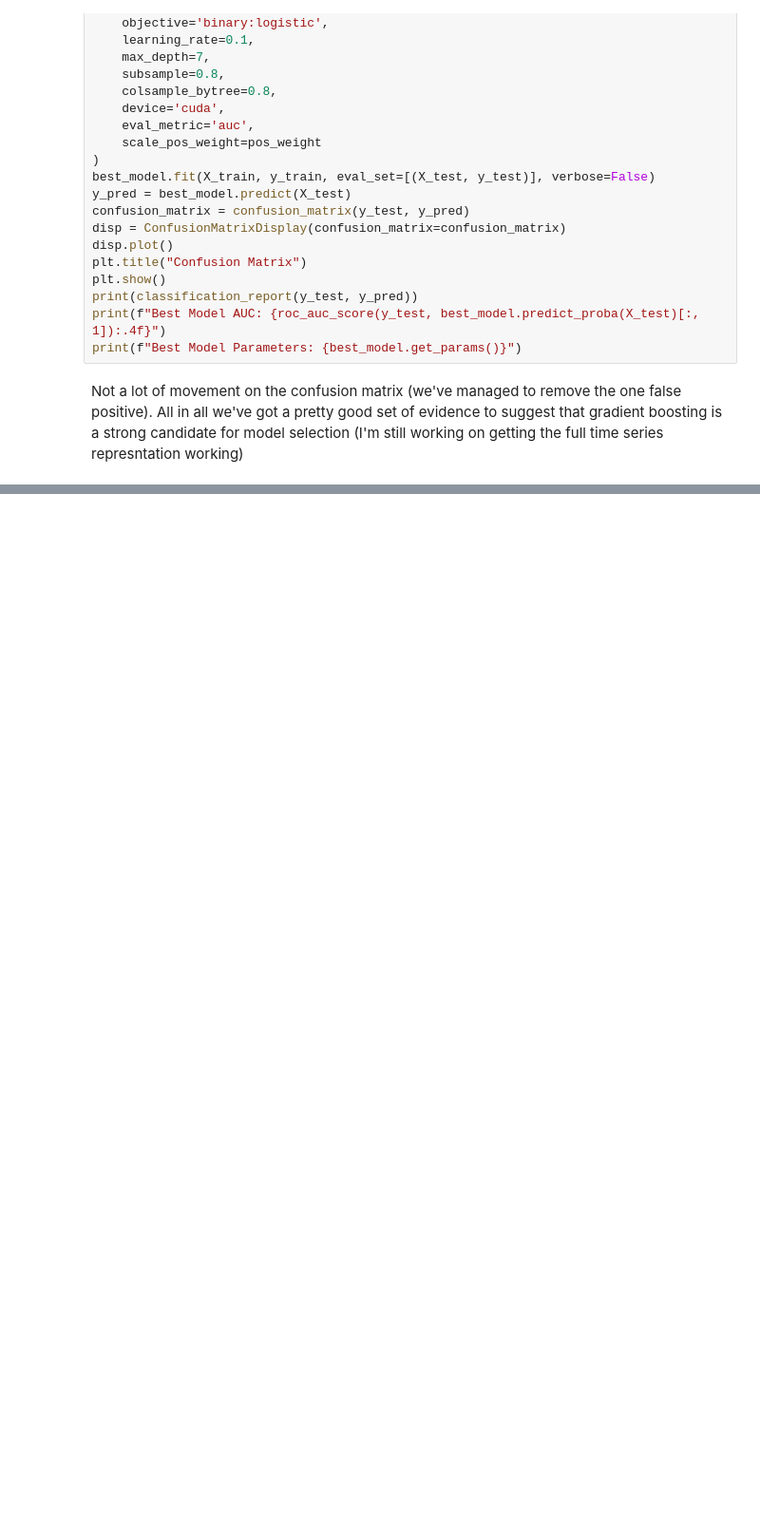
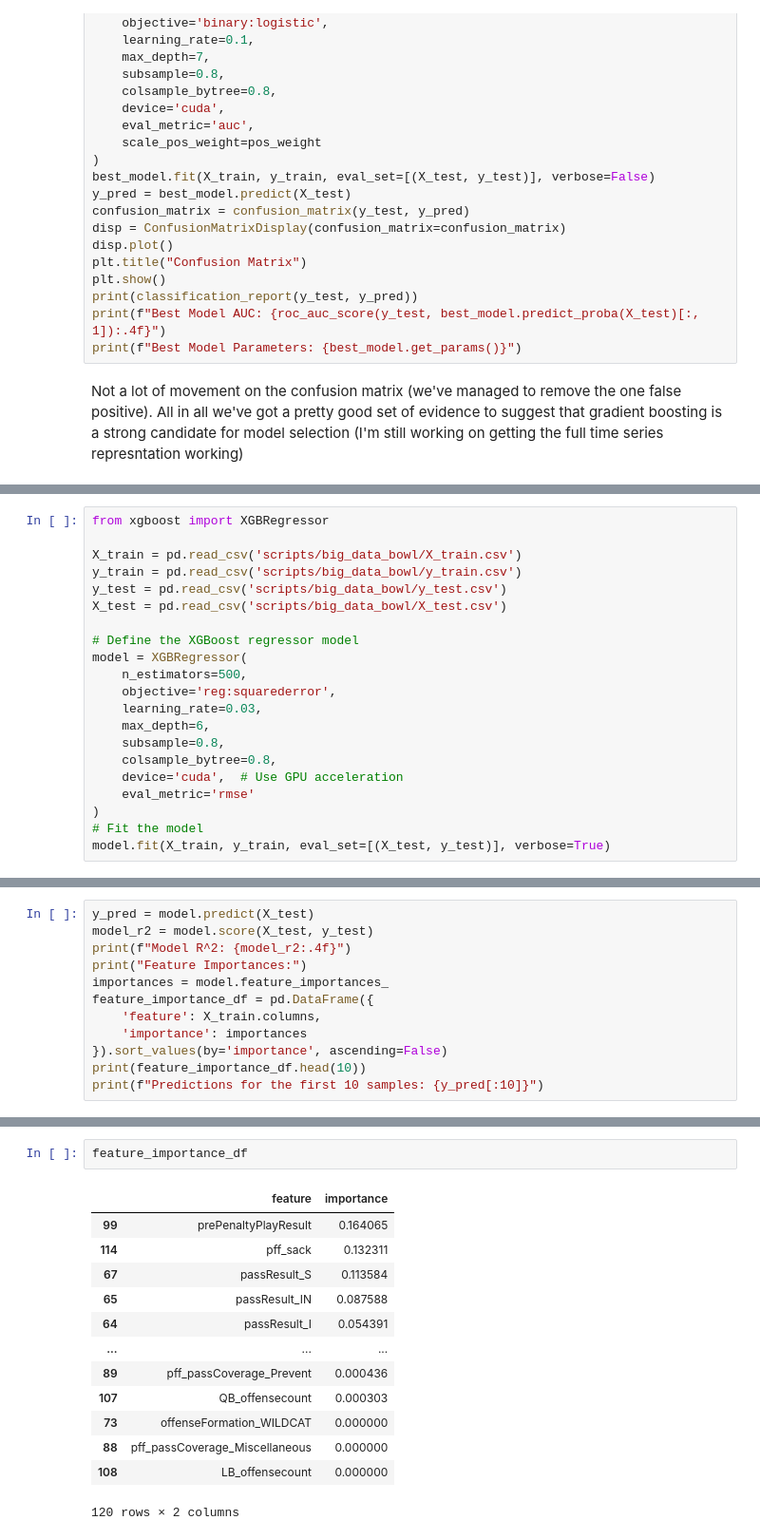
Before and after one commit to shmorhunmsds/summer_milestone_2, a Jupyter notebook: summer_week_9_shmorhun.ipynb, the cells around one changed output, grey strips where cells are left out. Shown: that part at 95% size. Drawn from its saved outputs; the diff is of its cells as text; blank space fills up the shorter version.

```diff
--- a/summer_week_9_shmorhun.ipynb
+++ b/summer_week_9_shmorhun.ipynb
@@ -927,0 +1149,21 @@ Not a lot of movement on the confusion matrix (we've managed to remove the one f
+# %%
+from xgboost import XGBRegressor
+
+X_train = pd.read_csv('scripts/big_data_bowl/X_train.csv')
+y_train = pd.read_csv('scripts/big_data_bowl/y_train.csv')
+y_test = pd.read_csv('scripts/big_data_bowl/y_test.csv')
+X_test = pd.read_csv('scripts/big_data_bowl/X_test.csv')
+
+# Define the XGBoost regressor model
+model = XGBRegressor(
+    n_estimators=500,
+    objective='reg:squarederror',
+    learning_rate=0.03,
+    max_depth=6,
+    subsample=0.8,
+    colsample_bytree=0.8,
+    device='cuda',  # Use GPU acceleration
+    eval_metric='rmse'
+)
+# Fit the model
+model.fit(X_train, y_train, eval_set=[(X_test, y_test)], verbose=True)
@@ -927,0 +1199,12 @@ Not a lot of movement on the confusion matrix (we've managed to remove the one f
+# %%
+y_pred = model.predict(X_test)
+model_r2 = model.score(X_test, y_test)
+print(f"Model R^2: {model_r2:.4f}")
+print("Feature Importances:")
+importances = model.feature_importances_
+feature_importance_df = pd.DataFrame({
+    'feature': X_train.columns,
+    'importance': importances
+}).sort_values(by='importance', ascending=False)
+print(feature_importance_df.head(10))
+print(f"Predictions for the first 10 samples: {y_pred[:10]}")
@@ -927,0 +1227,16 @@ Not a lot of movement on the confusion matrix (we've managed to remove the one f
+# %%
+feature_importance_df
+# %% [output]
+|  | feature | importance |
+| 99 | prePenaltyPlayResult | 0.164065 |
+| 114 | pff_sack | 0.132311 |
+| 67 | passResult_S | 0.113584 |
+| 65 | passResult_IN | 0.087588 |
+| 64 | passResult_I | 0.054391 |
+| ... | ... | ... |
+| 89 | pff_passCoverage_Prevent | 0.000436 |
+| 107 | QB_offensecount | 0.000303 |
+| 73 | offenseFormation_WILDCAT | 0.000000 |
+| 88 | pff_passCoverage_Miscellaneous | 0.000000 |
+| 108 | LB_offensecount | 0.000000 |
+120 rows × 2 columns
```
Also changed, not shown: parts of 19 cells of this notebook, 3 other files.
